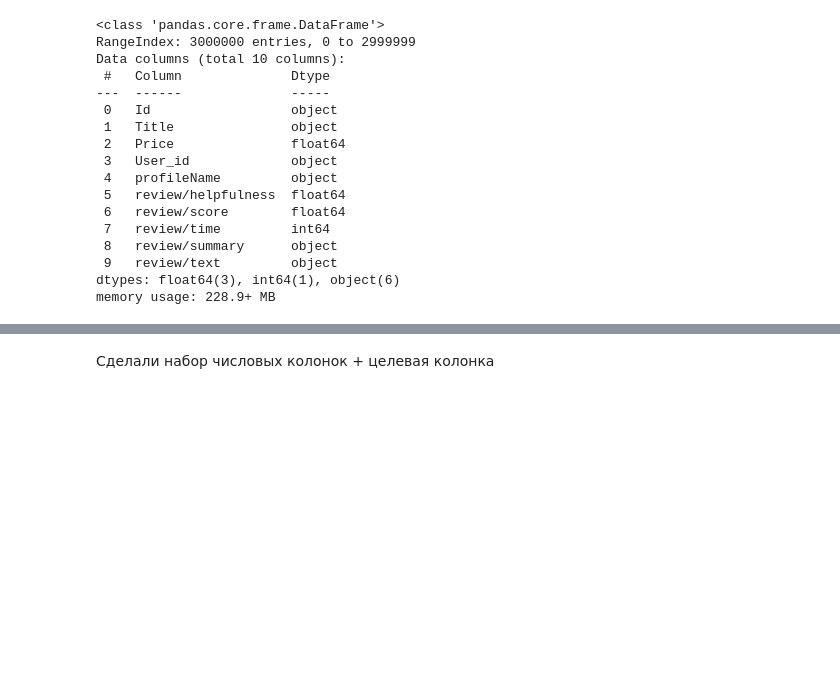
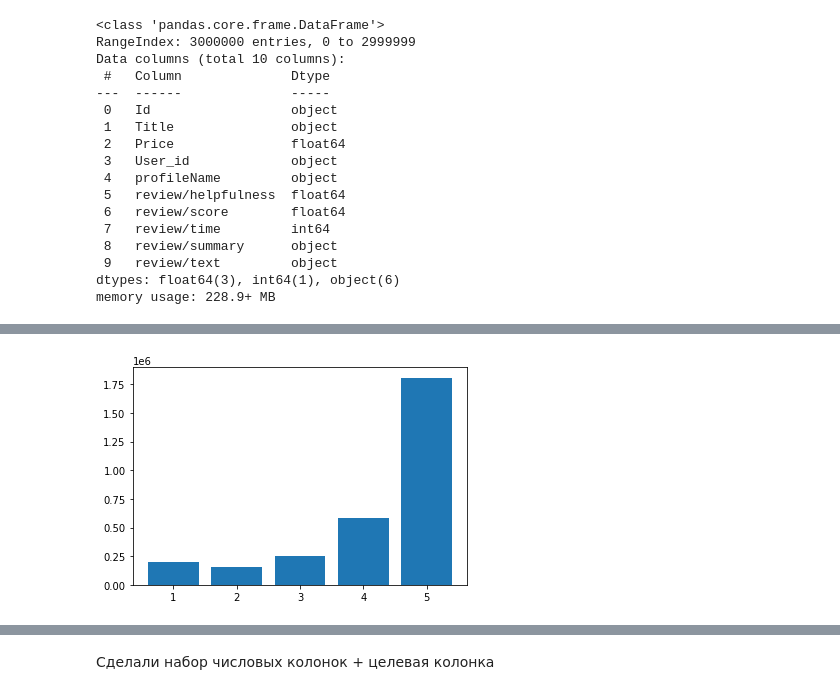
Before and after one commit to LeonSysprog/BookReviews, a Jupyter notebook: ml.ipynb, the cells around one changed output, grey strips where cells are left out. Saved outputs shown, nothing was run; the diff lists cells and outputs as text; code cells hidden in the pictures; blank space fills up the shorter version.

```diff
--- a/ml.ipynb
+++ b/ml.ipynb
@@ -189,0 +267,4 @@ memory usage: 228.9+ MB
+# %%
+plt.bar(x=score_count.index, height=score_count.values);
+# %% [output]
+[figure, added]
```
Also changed, not shown: parts of 48 cells of this notebook.
